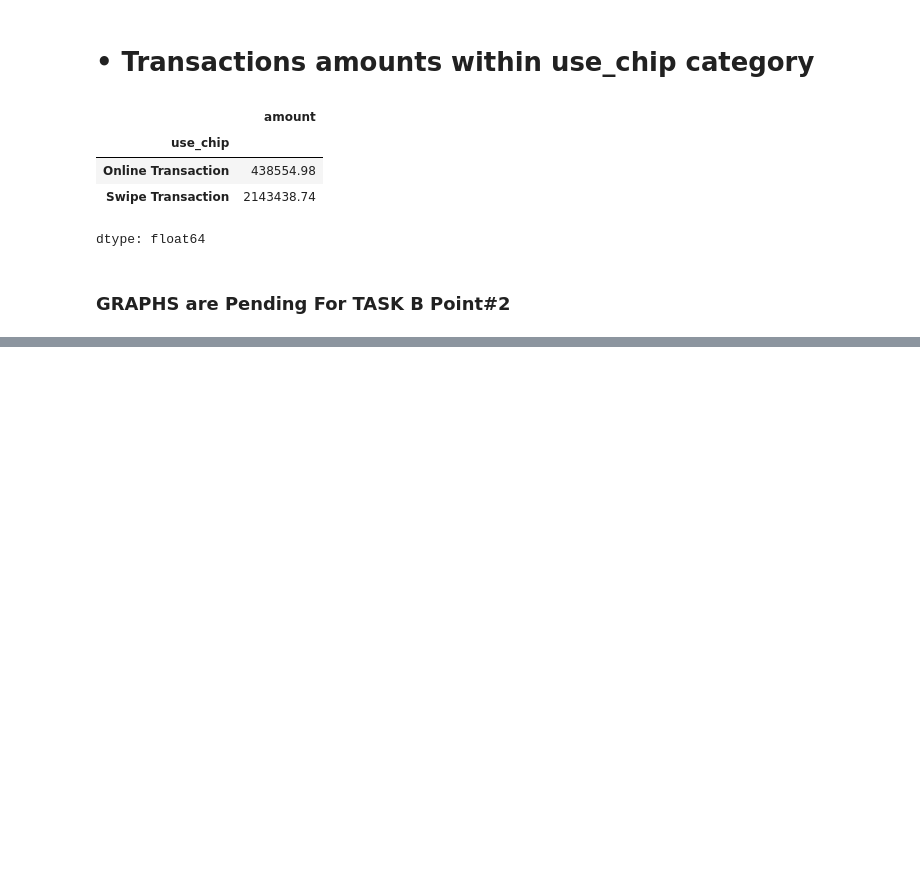
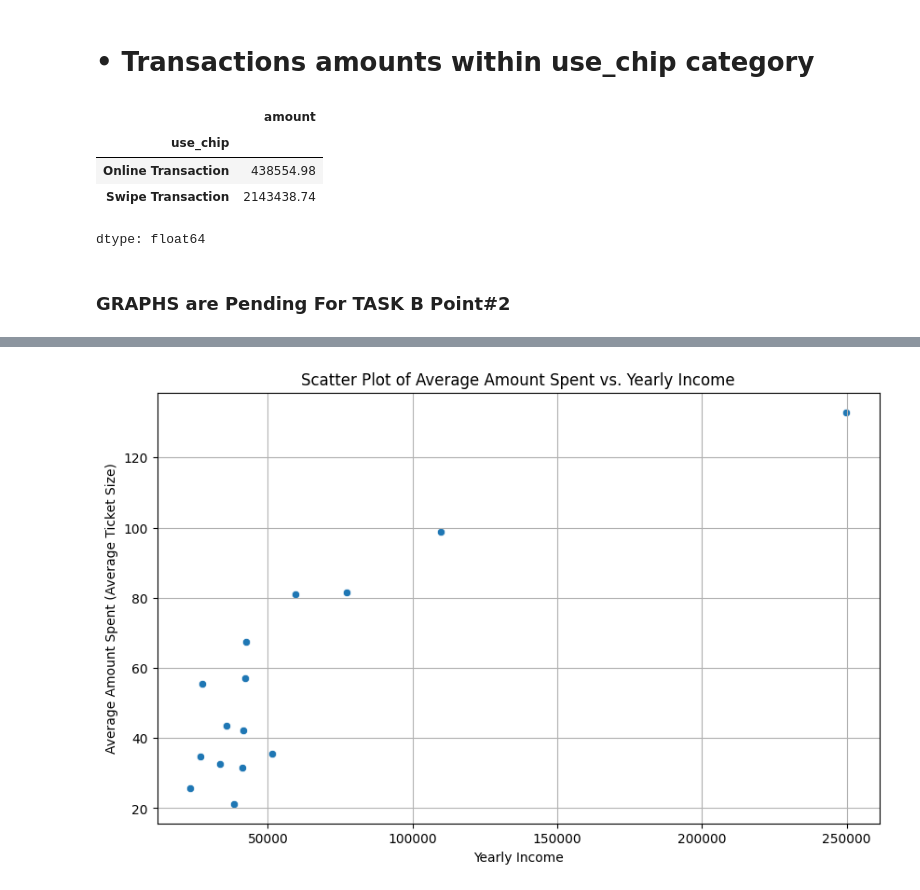
Before and after one commit to pamalsingh/Data_Driven_Analysis, a Jupyter notebook: Pamal_Singh_CPDA_B1.ipynb, the cells around one changed output, grey strips where cells are left out. Drawn from its saved outputs; the diff is of its cells as text; code cells hidden in the pictures; blank space fills up the shorter version.

```diff
--- a/Pamal_Singh_CPDA_B1.ipynb
+++ b/Pamal_Singh_CPDA_B1.ipynb
@@ -360,0 +491,10 @@ dtype: float64
+# %%
+plt.figure(figsize=(10, 6))
+sns.scatterplot(x='yearly_income', y='average_ticket_size', data=merged_df)
+plt.title('Scatter Plot of Average Amount Spent vs. Yearly Income')
+plt.xlabel('Yearly Income')
+plt.ylabel('Average Amount Spent (Average Ticket Size)')
+plt.grid(True)
+plt.show()
+# %% [output]
+[figure, added]
```
Also changed, not shown: parts of 18 cells of this notebook.
